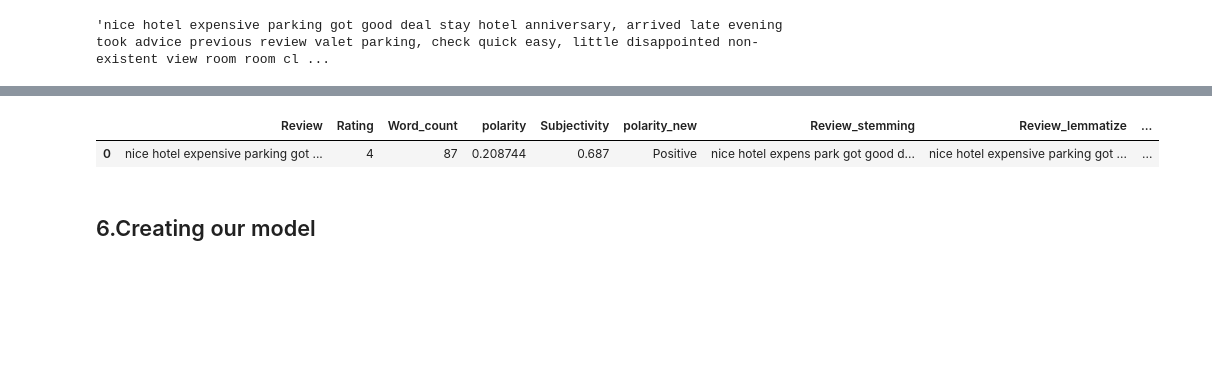
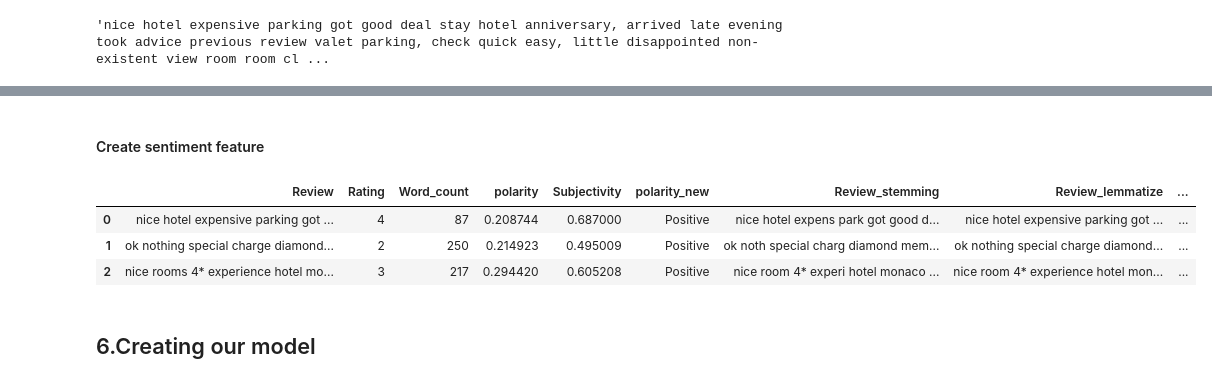
Before and after one commit to nthang2/Hotel-rating-prediction, a Jupyter notebook: Hotel_rating_prediction.ipynb, the cells around one changed output, grey strips where cells are left out. Drawn from its saved outputs; the diff is of its cells as text; code cells hidden in the pictures; blank space fills up the shorter version.

```diff
--- a/Hotel_rating_prediction.ipynb
+++ b/Hotel_rating_prediction.ipynb
@@ -271,6 +264,2 @@ df['Sentiment']= df['Rating'].apply(sentiment)
-# %%
-
-df.head(1)
-# %% [output]
-|  | Review | Rating | Word_count | polarity | Subjectivity | polarity_new | Review_stemming | Review_lemmatize | ... |
-| 0 | nice hotel expensive parking got ... | 4 | 87 | 0.208744 | 0.687 | Positive | nice hotel expens park got good d... | nice hotel expensive parking got ... | ... |
+# %% [markdown]
+#### Create sentiment feature
@@ -277,3 +273,10 @@ df.head(1)
+# %%
+df.head(3)
+# %% [output]
+|  | Review | Rating | Word_count | polarity | Subjectivity | polarity_new | Review_stemming | Review_lemmatize | ... |
+| 0 | nice hotel expensive parking got ... | 4 | 87 | 0.208744 | 0.687000 | Positive | nice hotel expens park got good d... | nice hotel expensive parking got ... | ... |
+| 1 | ok nothing special charge diamond... | 2 | 250 | 0.214923 | 0.495009 | Positive | ok noth special charg diamond mem... | ok nothing special charge diamond... | ... |
+| 2 | nice rooms 4* experience hotel mo... | 3 | 217 | 0.294420 | 0.605208 | Positive | nice room 4* experi hotel monaco ... | nice room 4* experience hotel mon... | ... |
 # %% [markdown]
 ## 6.Creating our model
 # %%
```
Also changed, not shown: parts of 14 cells of this notebook.
